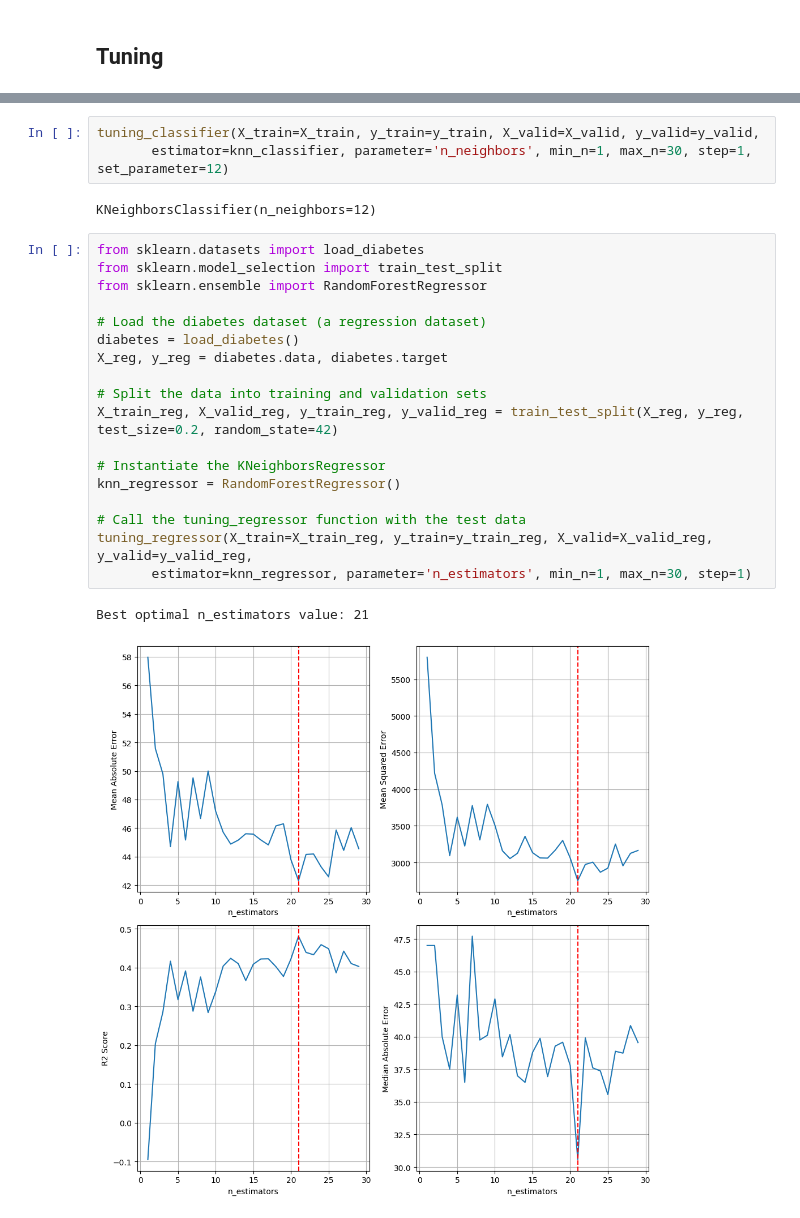
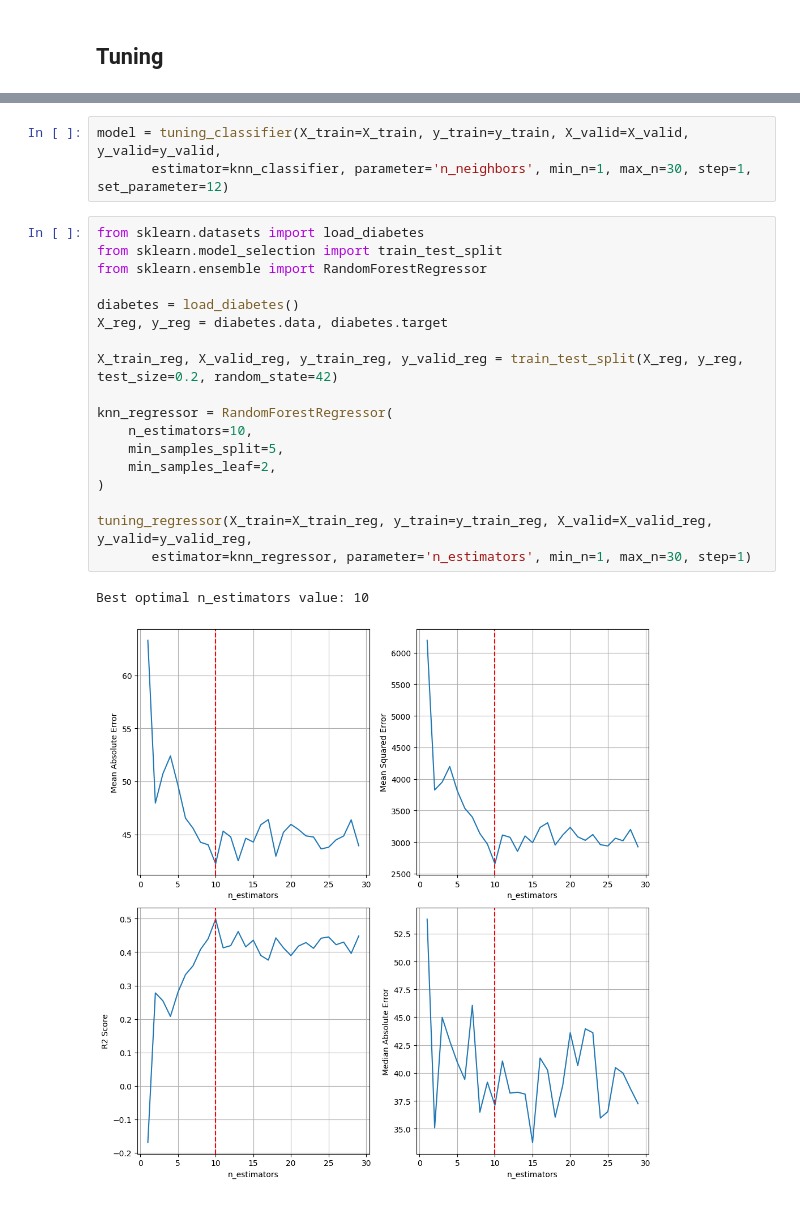
Before and after one commit to Familenko/data_cleaning_class, a Jupyter notebook: test.ipynb, the cells around one changed output, grey strips where cells are left out. Saved outputs shown, nothing was run; the diff lists cells and outputs as text.

```diff
--- a/test.ipynb
+++ b/test.ipynb
@@ -169,28 +168,26 @@ Best recall value: 1.0 with n_neighbors value: 5
 Best optimal n_neighbors value: 11
 [figure]
 # %%
-tuning_classifier(X_train=X_train, y_train=y_train, X_valid=X_valid, y_valid=y_valid,
+model = tuning_classifier(X_train=X_train, y_train=y_train, X_valid=X_valid, y_valid=y_valid,
        estimator=knn_classifier, parameter='n_neighbors', min_n=1, max_n=30, step=1, set_parameter=12)
-# %% [output]
-KNeighborsClassifier(n_neighbors=12)
 # %%
 from sklearn.datasets import load_diabetes
 from sklearn.model_selection import train_test_split
 from sklearn.ensemble import RandomForestRegressor
 
-# Load the diabetes dataset (a regression dataset)
 diabetes = load_diabetes()
 X_reg, y_reg = diabetes.data, diabetes.target
 
-# Split the data into training and validation sets
 X_train_reg, X_valid_reg, y_train_reg, y_valid_reg = train_test_split(X_reg, y_reg, test_size=0.2, random_state=42)
 
-# Instantiate the KNeighborsRegressor
-knn_regressor = RandomForestRegressor()
+knn_regressor = RandomForestRegressor(
+    n_estimators=10,
+    min_samples_split=5,
+    min_samples_leaf=2,
+)
 
-# Call the tuning_regressor function with the test data
 tuning_regressor(X_train=X_train_reg, y_train=y_train_reg, X_valid=X_valid_reg, y_valid=y_valid_reg,
        estimator=knn_regressor, parameter='n_estimators', min_n=1, max_n=30, step=1)
 # %% [output]
-Best optimal n_estimators value: 21
+Best optimal n_estimators value: 10
-[figure, old version]
+[figure, new version]
```
Also changed, not shown: parts of 16 cells of this notebook, 3 other files.
